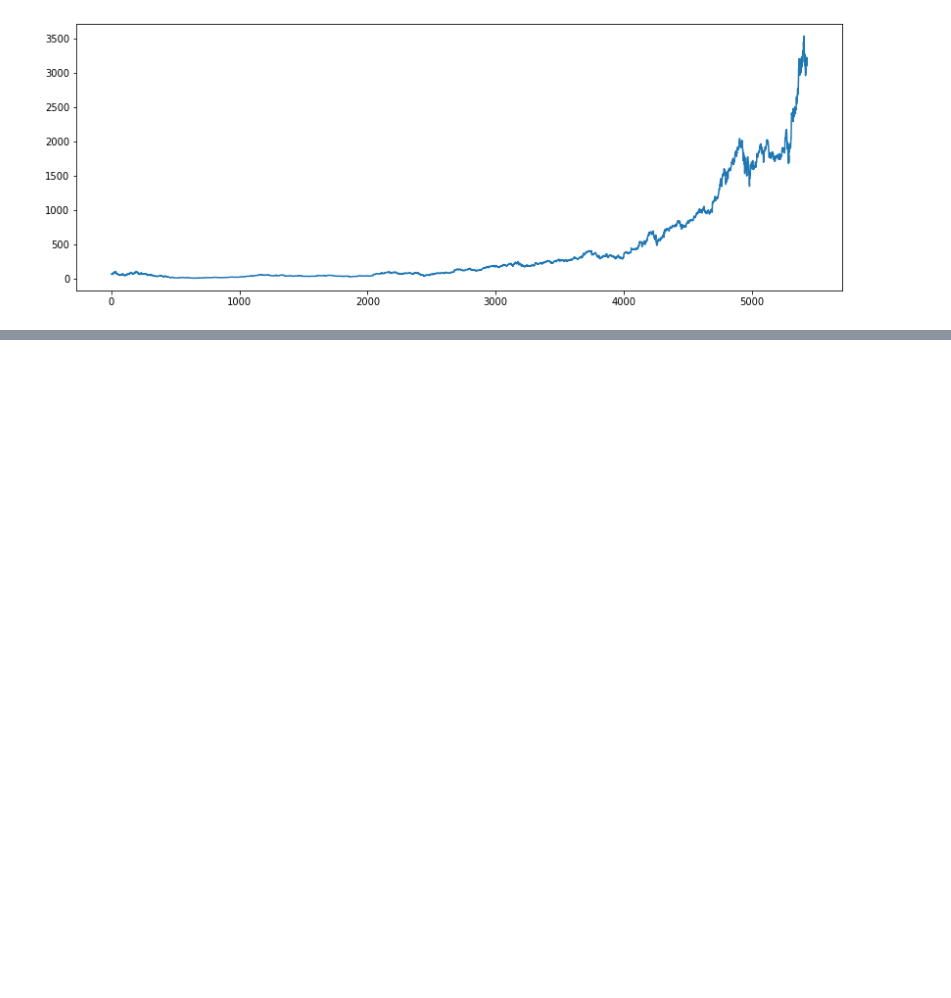
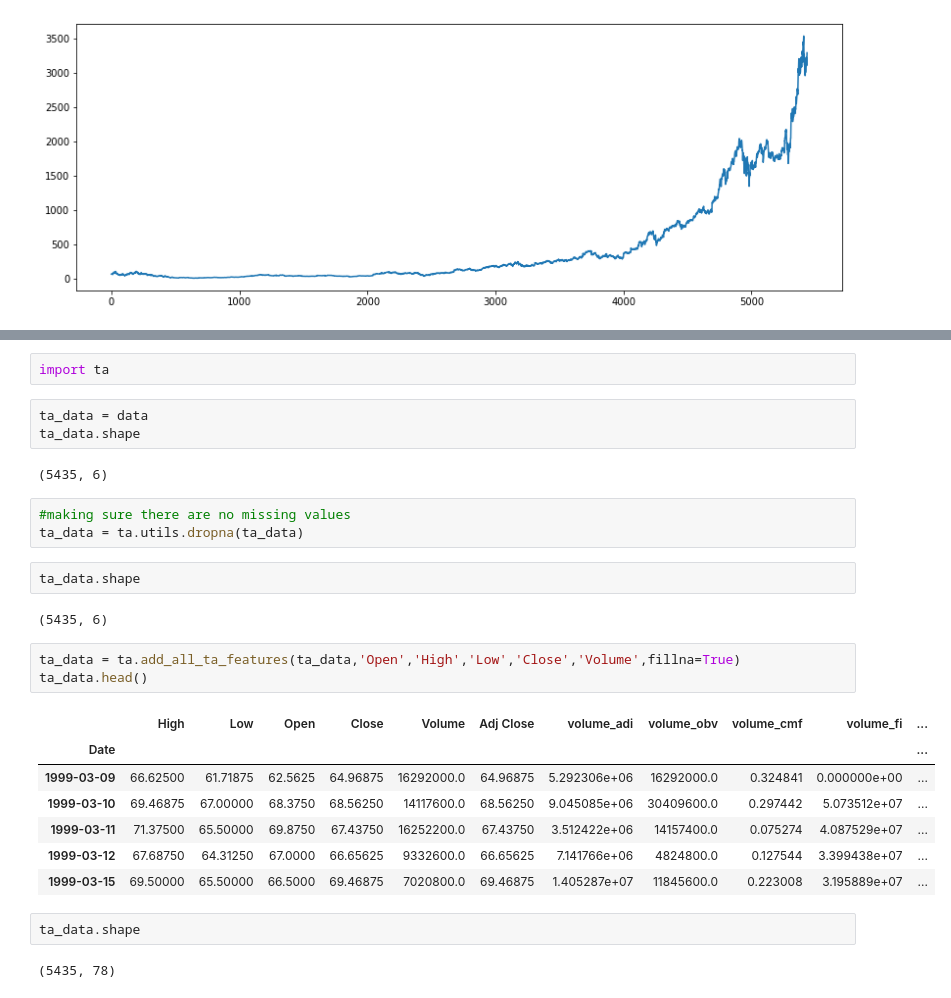
Before and after one commit to realnihal/Predicting-stock-prices-using-ml, a Jupyter notebook: FILE.ipynb, the cells around one changed output, grey strips where cells are left out. Saved outputs shown, nothing was run; the diff lists cells and outputs as text; blank space fills up the shorter version.

```diff
--- a/FILE.ipynb
+++ b/FILE.ipynb
@@ -35,0 +185,29 @@ plt.show()
+# %%
+import ta
+# %%
+ta_data = data
+ta_data.shape
+# %% [output]
+(5435, 6)
+# %%
+#making sure there are no missing values
+ta_data = ta.utils.dropna(ta_data)
+# %%
+ta_data.shape
+# %% [output]
+(5435, 6)
+# %%
+ta_data = ta.add_all_ta_features(ta_data,'Open','High','Low','Close','Volume',fillna=True)
+ta_data.head()
+# %% [output]
+|  | High | Low | Open | Close | Volume | Adj Close | volume_adi | volume_obv | volume_cmf | volume_fi | ... |
+| Date |  |  |  |  |  |  |  |  |  |  | ... |
+| 1999-03-09 | 66.62500 | 61.71875 | 62.5625 | 64.96875 | 16292000.0 | 64.96875 | 5.292306e+06 | 16292000.0 | 0.324841 | 0.000000e+00 | ... |
+| 1999-03-10 | 69.46875 | 67.00000 | 68.3750 | 68.56250 | 14117600.0 | 68.56250 | 9.045085e+06 | 30409600.0 | 0.297442 | 5.073512e+07 | ... |
+| 1999-03-11 | 71.37500 | 65.50000 | 69.8750 | 67.43750 | 16252200.0 | 67.43750 | 3.512422e+06 | 14157400.0 | 0.075274 | 4.087529e+07 | ... |
+| 1999-03-12 | 67.68750 | 64.31250 | 67.0000 | 66.65625 | 9332600.0 | 66.65625 | 7.141766e+06 | 4824800.0 | 0.127544 | 3.399438e+07 | ... |
+| 1999-03-15 | 69.50000 | 65.50000 | 66.5000 | 69.46875 | 7020800.0 | 69.46875 | 1.405287e+07 | 11845600.0 | 0.223008 | 3.195889e+07 | ... |
+# %%
+ta_data.shape
+# %% [output]
+(5435, 78)
```
Also changed, not shown: parts of 17 cells of this notebook.
